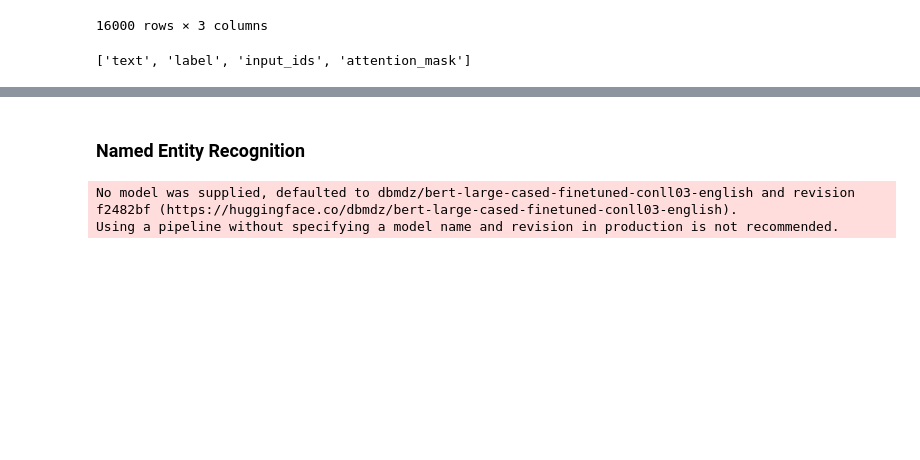
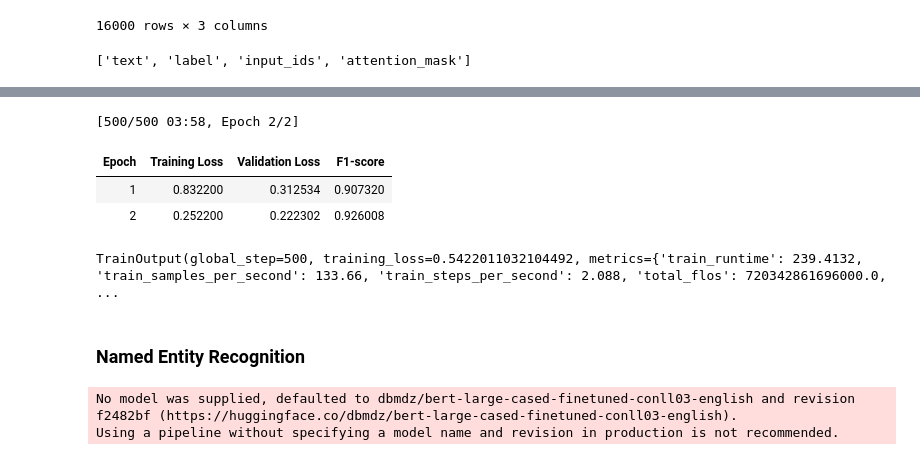
Before and after one commit to mmaghajani/transformers-up-and-running, a Jupyter notebook: Transformers_Huggignface.ipynb, the cells around one changed output, grey strips where cells are left out. Drawn from its saved outputs; the diff is of its cells as text; code cells hidden in the pictures; blank space fills up the shorter version.

```diff
--- a/Transformers_Huggignface.ipynb
+++ b/Transformers_Huggignface.ipynb
@@ -118,0 +228,6 @@ emotions_encoded['train'].column_names
+# %%
+num_labels = 6
+model = AutoModelForSequenceClassification.from_pretrained(
+    model_ckpt,
+    num_labels=num_labels,
+    ).to(device)
@@ -119,3 +240,45 @@ emotions_encoded['train'].column_names
+# %%
+from sklearn.metrics import f1_score
+
+def compute_metrics(pred):
+    labels = pred.label_ids
+    preds = pred.predictions.argmax(-1)
+    f1 = f1_score(labels, preds, average='weighted')
+    return {'f1-score': f1}
+# %%
+from transformers import Trainer, TrainingArguments
+batch_size = 64
+logging_steps = len(emotions_encoded['train']) // batch_size
+model_name = f'{model_ckpt}-finetuned-emotion'
+training_args = TrainingArguments(
+    output_dir=model_name,
+    num_train_epochs=2,
+    learning_rate=2e-5,
+    per_device_train_batch_size=batch_size,
+    per_device_eval_batch_size=batch_size,
+    weight_decay=0.01,
+    evaluation_strategy='epoch',
+    disable_tqdm=False,
+    logging_steps=logging_steps,
+    push_to_hub=False,
+    log_level='error',
+)
+# %%
+trainer = Trainer(
+    model=model,
+    tokenizer=tokenizer,
+    args=training_args,
+    compute_metrics=compute_metrics,
+    train_dataset=emotions_encoded['train'],
+    eval_dataset=emotions_encoded['validation'],
+)
+trainer.train()
+# %% [output]
+[500/500 03:58, Epoch 2/2]
+| Epoch | Training Loss | Validation Loss | F1-score |
+| 1 | 0.832200 | 0.312534 | 0.907320 |
+| 2 | 0.252200 | 0.222302 | 0.926008 |
+TrainOutput(global_step=500, training_loss=0.5422011032104492, metrics={'train_runtime': 239.4132, 'train_samples_per_second': 133.66, 'train_steps_per_second': 2.088, 'total_flos': 720342861696000.0, ...
 # %% [markdown]
 ### Named Entity Recognition
 # %%
```
Also changed, not shown: parts of 20 cells of this notebook.
